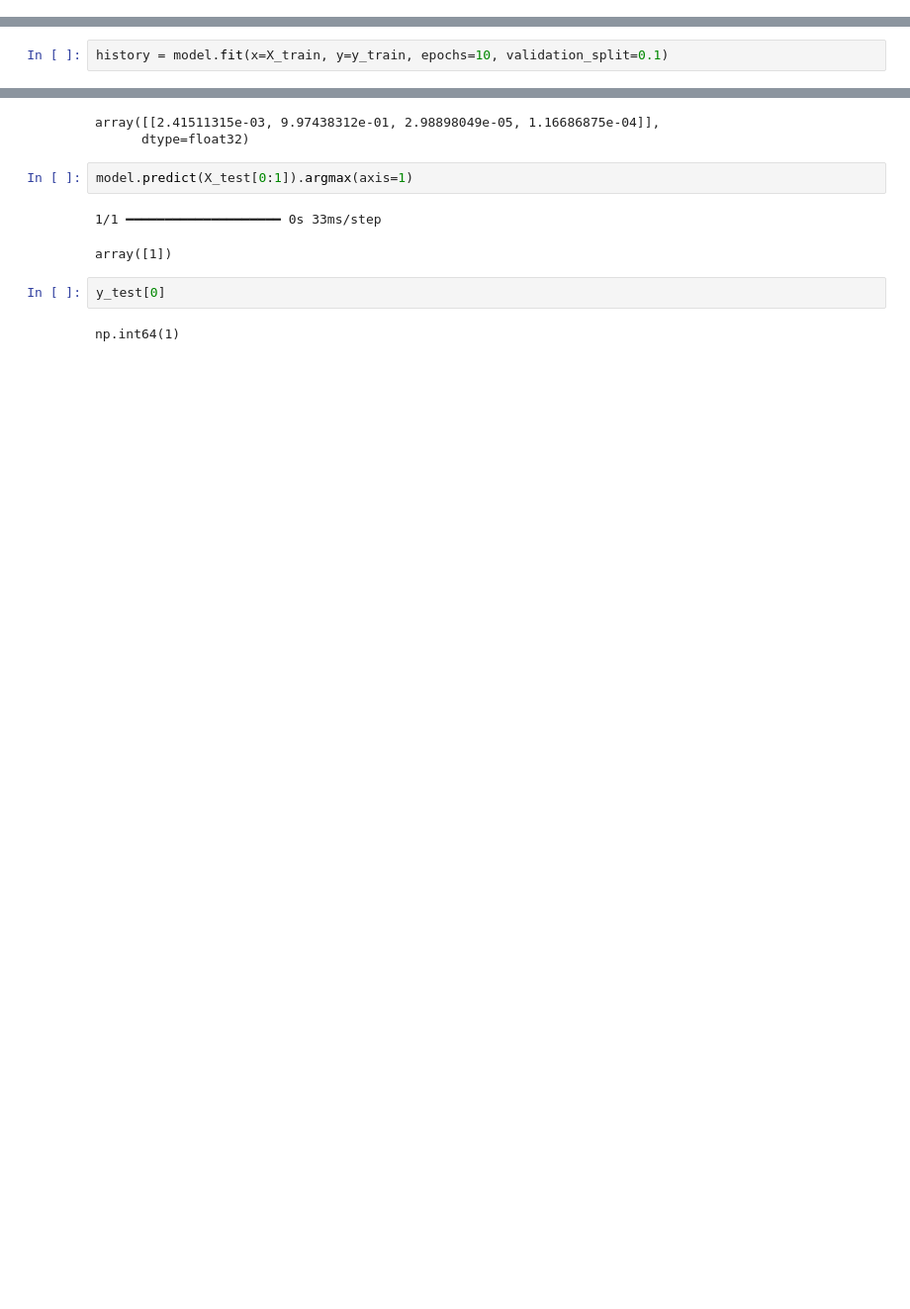
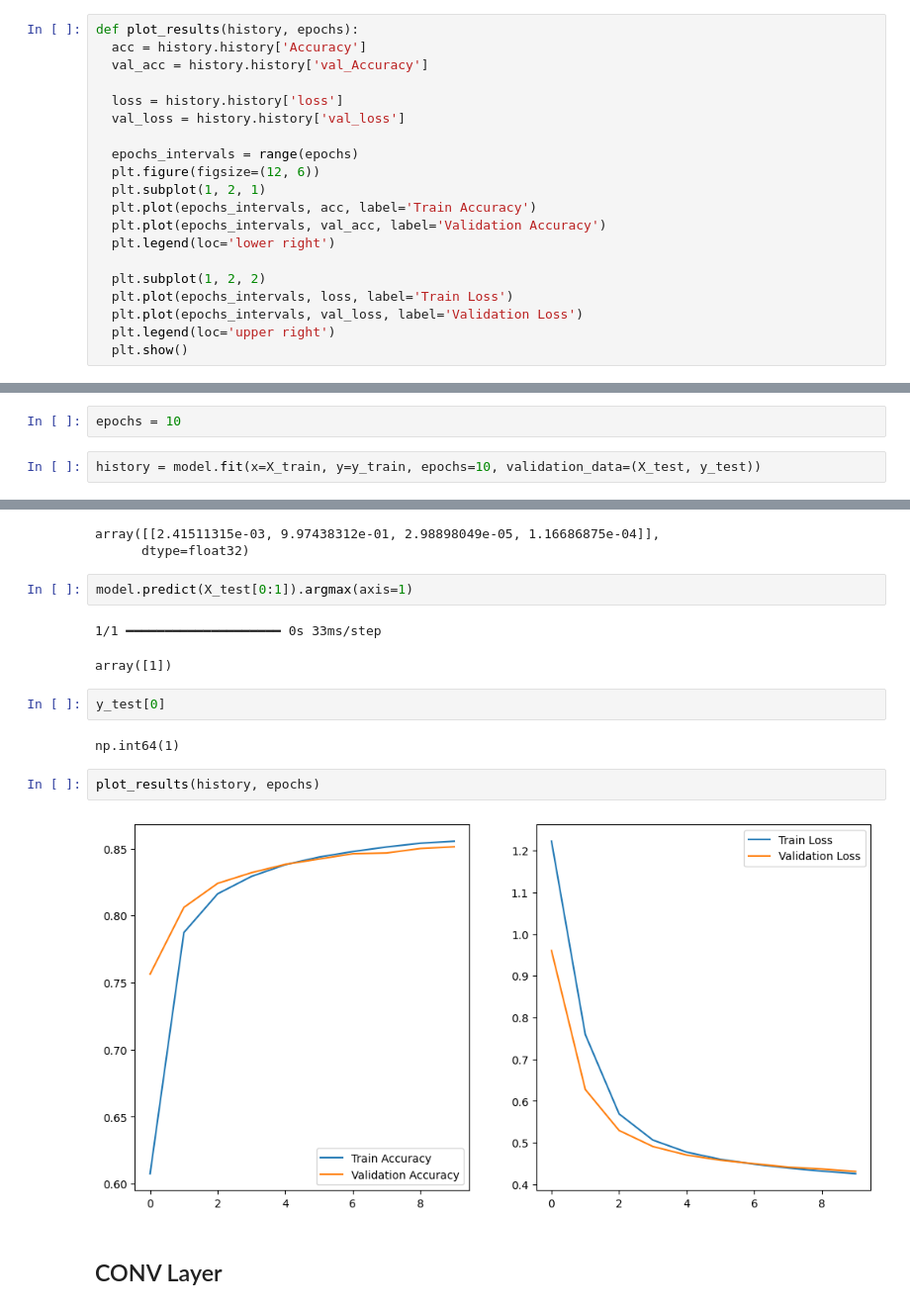
Before and after one commit to MarcosRMG/deep_learning, a Jupyter notebook: notebooks/keras_classification.ipynb, the cells around one changed output, grey strips where cells are left out. Shown at 99% size. Cells and saved outputs as stored; diff of their text form; blank space fills up the shorter version.

```diff
--- a/notebooks/keras_classification.ipynb
+++ b/notebooks/keras_classification.ipynb
@@ -16,3 +12,23 @@ To enable the following instructions: AVX2 AVX512F AVX512_VNNI FMA, in other ope
+# %%
+def plot_results(history, epochs):
+  acc = history.history['Accuracy']
+  val_acc = history.history['val_Accuracy']
+
+  loss = history.history['loss']
+  val_loss = history.history['val_loss']
+
+  epochs_intervals = range(epochs)
+  plt.figure(figsize=(12, 6))
+  plt.subplot(1, 2, 1)
+  plt.plot(epochs_intervals, acc, label='Train Accuracy')
+  plt.plot(epochs_intervals, val_acc, label='Validation Accuracy')
+  plt.legend(loc='lower right')
+
+  plt.subplot(1, 2, 2)
+  plt.plot(epochs_intervals, loss, label='Train Loss')
+  plt.plot(epochs_intervals, val_loss, label='Validation Loss')
+  plt.legend(loc='upper right')
+  plt.show()
 # %% [markdown]
 # Data
 # %%
@@ -112,7 +128,9 @@ model.compile(
     loss='sparse_categorical_crossentropy',
     metrics=['Accuracy']
 )
+# %%
+epochs = 10
 # %%
-history = model.fit(x=X_train, y=y_train, epochs=10, validation_split=0.1)
+history = model.fit(x=X_train, y=y_train, epochs=10, validation_data=(X_test, y_test))
 # %% [output]
 Epoch 1/10
@@ -150,3 +168,9 @@ array([1])
 y_test[0]
 # %% [output]
 np.int64(1)
+# %%
+plot_results(history, epochs)
+# %% [output]
+[figure, added]
+# %% [markdown]
+## CONV Layer
```
Also changed, not shown: parts of 13 cells of this notebook.
